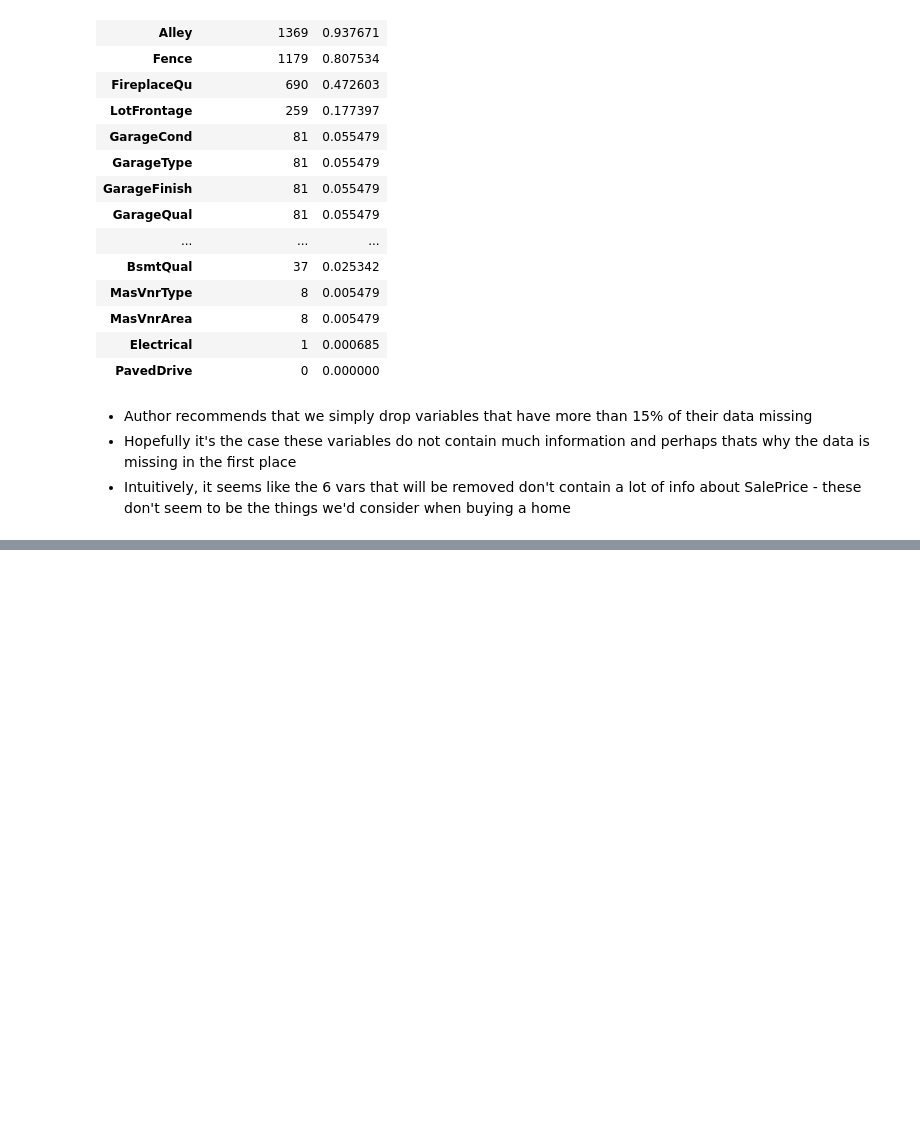
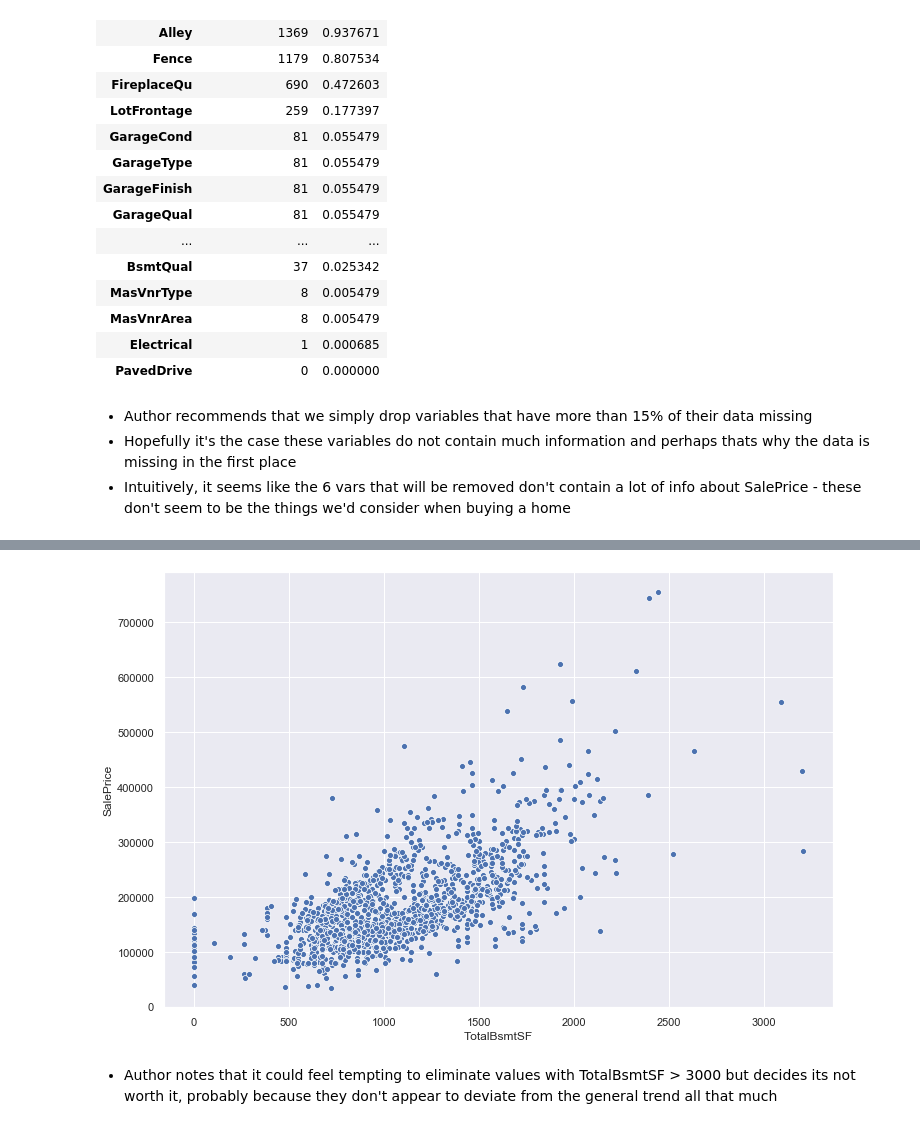
Before and after one commit to defazioj/eda_practice, a Jupyter notebook: notebook/eda/eda.ipynb, the cells around one changed output, grey strips where cells are left out. Cells and saved outputs as stored; diff of their text form; code cells hidden in the pictures; blank space fills up the shorter version.

```diff
--- a/notebook/eda/eda.ipynb
+++ b/notebook/eda/eda.ipynb
@@ -231,0 +333,12 @@ missing_data.head(20)
+# %%
+df_train.sort_values(by='GrLivArea', ascending=False)[:2]
+df_train.drop(df_train[df_train['Id'] == 1299].index, inplace=True)
+df_train.drop(df_train[df_train['Id'] == 524].index, inplace=True)
+# %%
+var = 'TotalBsmtSF'
+plt.figure(figsize=(12, 8))
+sns.scatterplot(x=var, y='SalePrice', data=df_train);
+# %% [output]
+[figure, added]
+# %% [markdown]
+- Author notes that it could feel tempting to eliminate values with TotalBsmtSF > 3000 but decides its not worth it, probably because they don't appear to deviate from the general trend all that much
```
Also changed, not shown: parts of 14 cells of this notebook.
